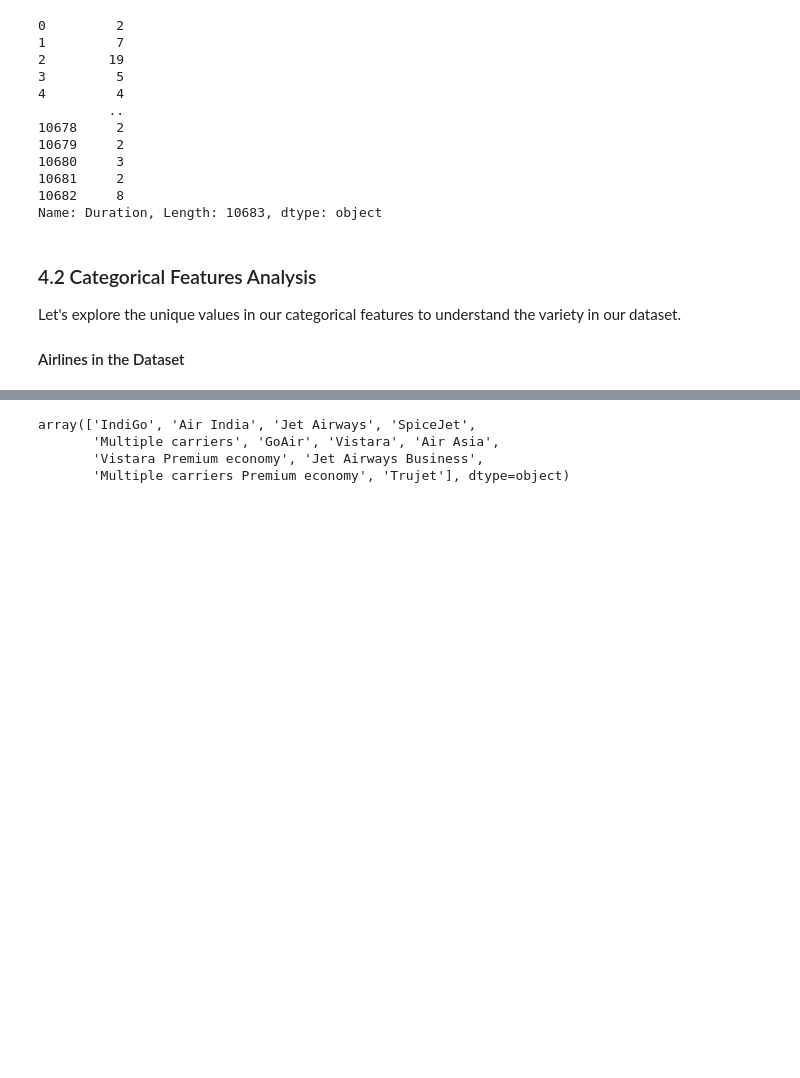
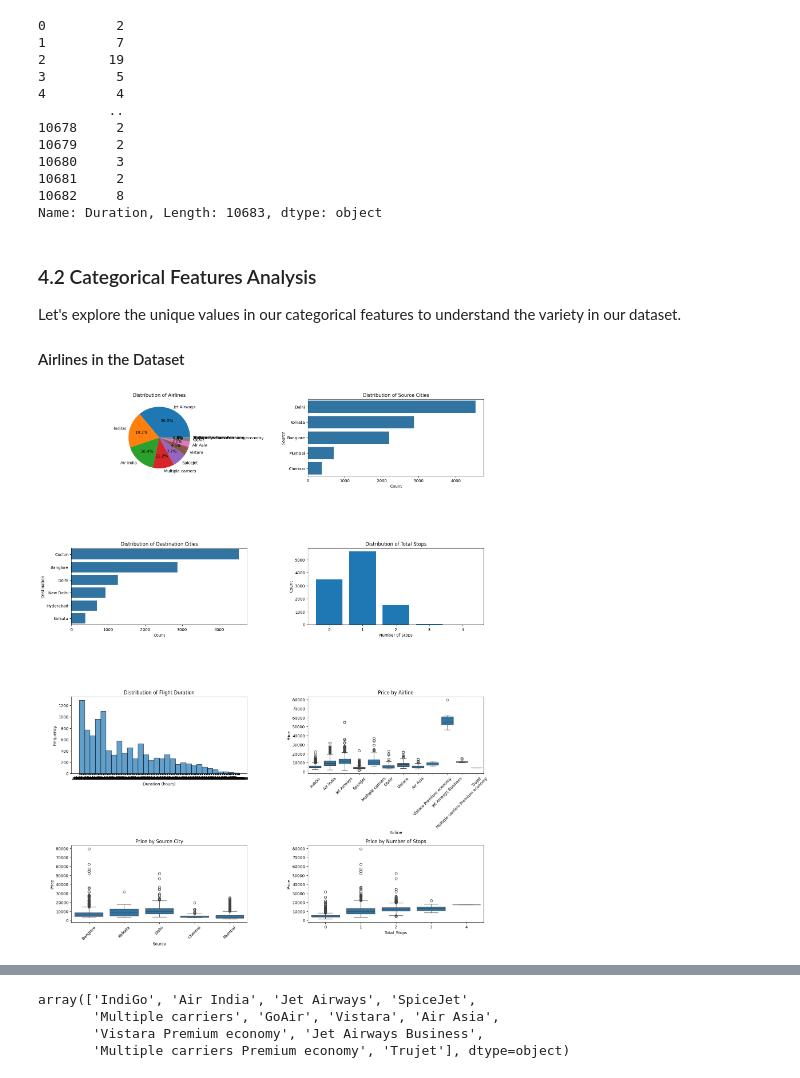
Before and after one commit to SurajK221b/flight_price_eda, a Jupyter notebook: flight_price_eda.ipynb, the cells around one changed output, grey strips where cells are left out. Saved outputs shown, nothing was run; the diff lists cells and outputs as text; code cells hidden in the pictures; blank space fills up the shorter version.

```diff
--- a/flight_price_eda.ipynb
+++ b/flight_price_eda.ipynb
@@ -342,3 +408,58 @@ Name: Duration, Length: 10683, dtype: object
 Let's explore the unique values in our categorical features to understand the variety in our dataset.
 
 #### Airlines in the Dataset
+# %%
+plt.figure(figsize=(16, 24))
+
+# Airline distribution
+plt.subplot(5, 2, 1)
+plt.pie(airline_counts.values, labels=airline_counts.index, autopct='%1.1f%%')
+plt.title('Distribution of Airlines')
+
+# Source city distribution
+plt.subplot(5, 2, 2)
+sns.barplot(x=source_counts.values, y=source_counts.index)
+plt.title('Distribution of Source Cities')
+plt.xlabel('Count')
+
+# Destination city distribution
+plt.subplot(5, 2, 3)
+sns.barplot(x=dest_counts.values, y=dest_counts.index)
+plt.title('Distribution of Destination Cities')
+plt.xlabel('Count')
+
+# Total stops distribution
+plt.subplot(5, 2, 4)
+plt.bar(stops_counts.index, stops_counts.values)
+plt.title('Distribution of Total Stops')
+plt.xlabel('Number of Stops')
+plt.ylabel('Count')
+
+# Duration distribution
+plt.subplot(5, 2, 5)
+plt.hist(df['Duration'], bins=30, edgecolor='black', alpha=0.7)
+plt.title('Distribution of Flight Duration')
+plt.xlabel('Duration (hours)')
+plt.ylabel('Frequency')
+
+# Price vs Airline
+plt.subplot(5, 2, 6)
+sns.boxplot(data=df, x='Airline', y='Price')
+plt.title('Price by Airline')
+plt.xticks(rotation=45)
+
+# Price vs Source
+plt.subplot(5, 2, 7)
+sns.boxplot(data=df, x='Source', y='Price')
+plt.title('Price by Source City')
+plt.xticks(rotation=45)
+
+# Price vs Total Stops
+plt.subplot(5, 2, 8)
+sns.boxplot(data=df, x='Total_Stops', y='Price')
+plt.title('Price by Number of Stops')
+
+plt.tight_layout()
+plt.show()
+# %% [output]
+[figure, added]
```
Also changed, not shown: parts of 6 cells of this notebook, 5 other files.
